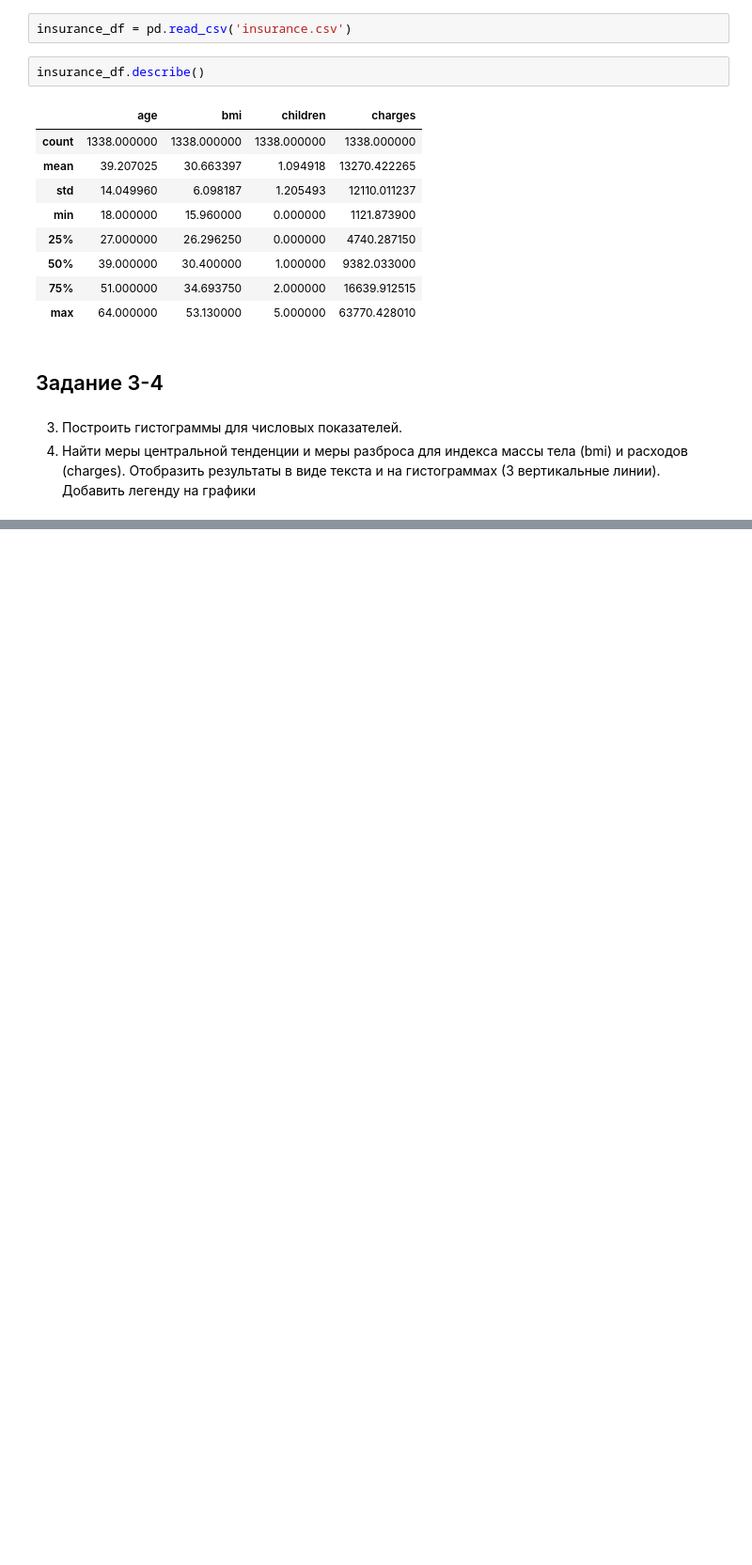
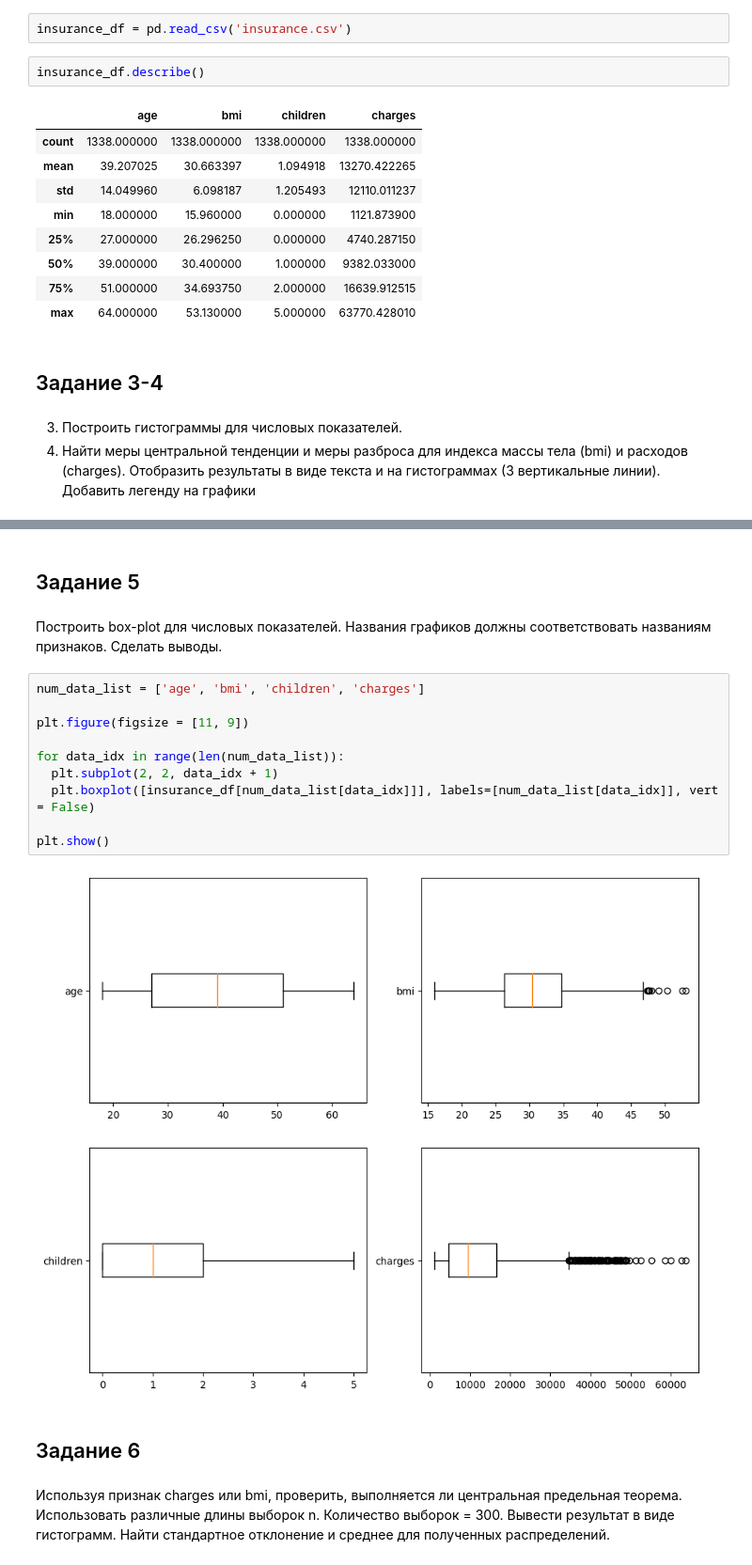
Before and after one commit to LIvanoff/Big-Data-analysis-technologies-and-tools, a Jupyter notebook: pr3.ipynb, the cells around one changed output, grey strips where cells are left out. Shown at 94% size. Saved outputs shown, nothing was run; the diff lists cells and outputs as text; blank space fills up the shorter version.

```diff
--- a/pr3.ipynb
+++ b/pr3.ipynb
@@ -49,0 +63,24 @@ plt.show()
+# %% [markdown]
+## Задание 5
+# %% [markdown]
+Построить box-plot для числовых показателей. Названия графиков должны
+соответствовать названиям признаков. Сделать выводы.
+# %%
+num_data_list = ['age',	'bmi', 'children', 'charges']
+
+plt.figure(figsize = [11, 9])
+
+for data_idx in range(len(num_data_list)):
+  plt.subplot(2, 2, data_idx + 1)
+  plt.boxplot([insurance_df[num_data_list[data_idx]]], labels=[num_data_list[data_idx]], vert = False)
+
+plt.show()
+# %% [output]
+[figure, added]
+# %% [markdown]
+## Задание 6
+# %% [markdown]
+Используя признак charges или bmi, проверить, выполняется ли
+центральная предельная теорема. Использовать различные длины выборок
+n. Количество выборок = 300. Вывести результат в виде гистограмм. Найти
+стандартное отклонение и среднее для полученных распределений.
```
Also changed, not shown: parts of 53 cells of this notebook.
